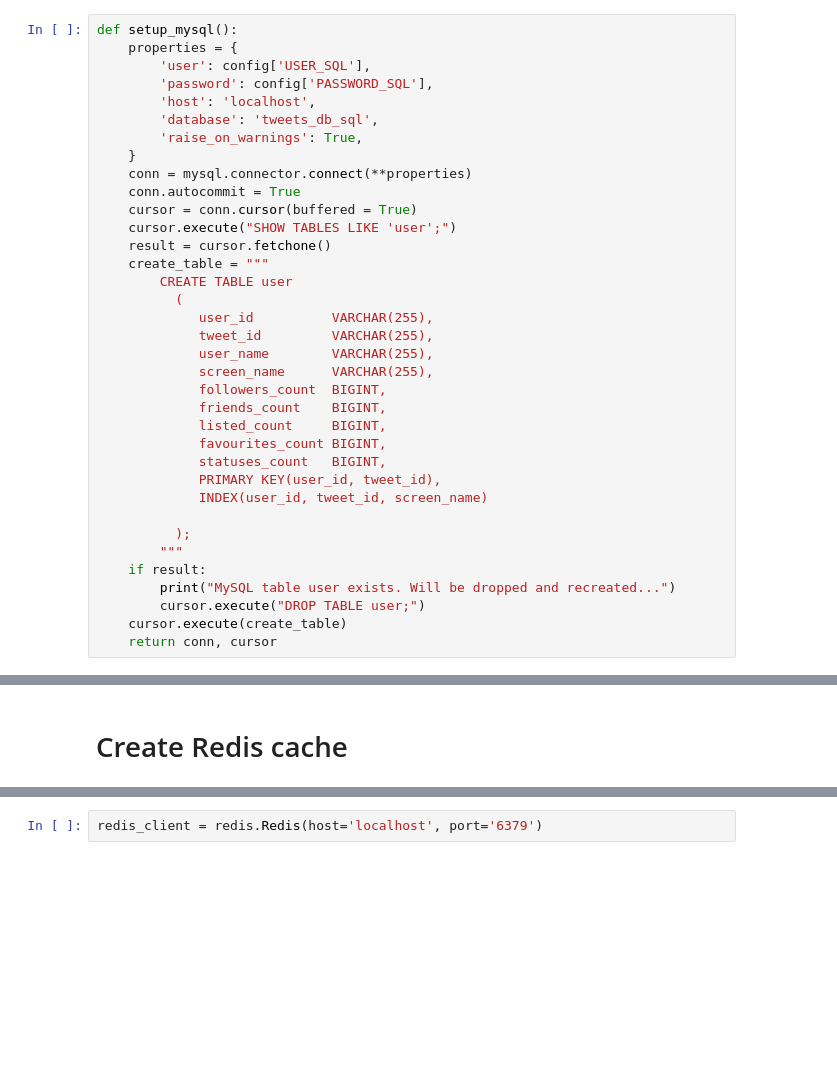
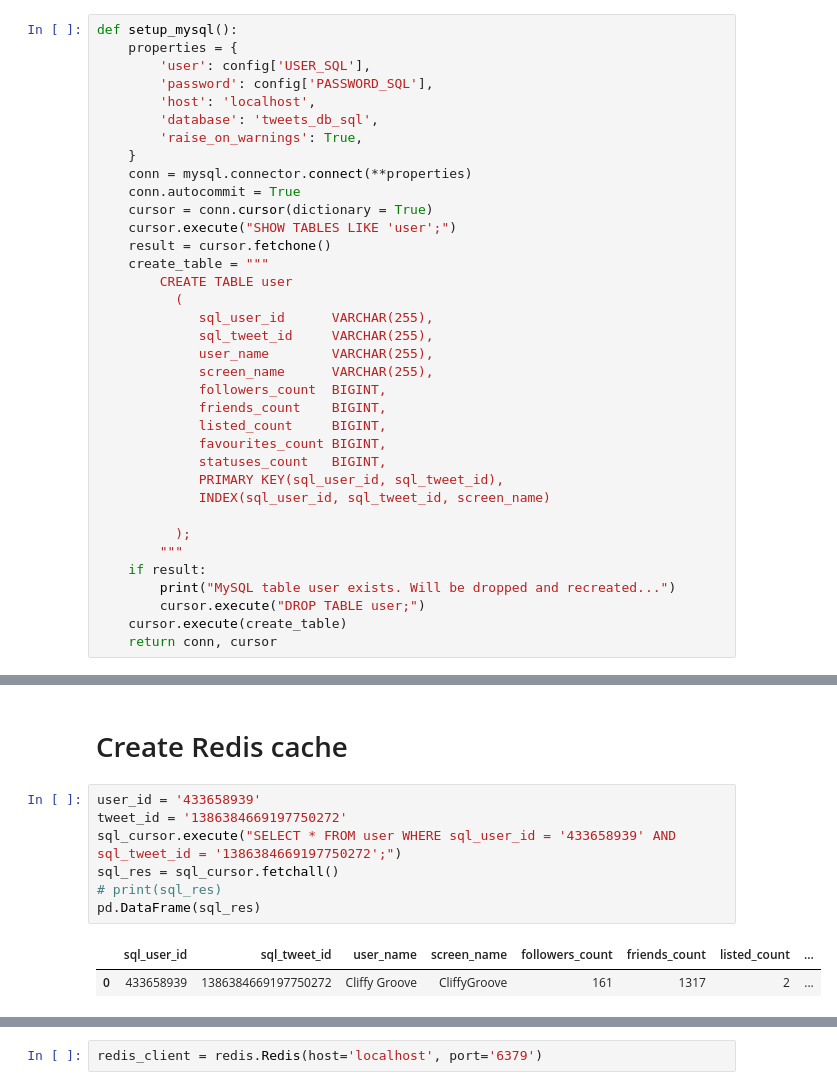
Before and after one commit to yanbronshtein/DataManagementFinalProject_Repo, a Jupyter notebook: group6_twitter_proj.ipynb, the cells around one changed output, grey strips where cells are left out. Cells and saved outputs as stored; diff of their text form; blank space fills up the shorter version.

```diff
--- a/group6_twitter_proj.ipynb
+++ b/group6_twitter_proj.ipynb
@@ -74,14 +74,14 @@ def setup_mysql():
     }
     conn = mysql.connector.connect(**properties)
     conn.autocommit = True
-    cursor = conn.cursor(buffered = True)
+    cursor = conn.cursor(dictionary = True)
     cursor.execute("SHOW TABLES LIKE 'user';")
     result = cursor.fetchone()
     create_table = """
         CREATE TABLE user
           (
-             user_id          VARCHAR(255),
-             tweet_id         VARCHAR(255),
+             sql_user_id      VARCHAR(255),
+             sql_tweet_id     VARCHAR(255),
              user_name        VARCHAR(255),
              screen_name      VARCHAR(255),
              followers_count  BIGINT,
@@ -89,8 +89,8 @@ def setup_mysql():
              listed_count     BIGINT,
              favourites_count BIGINT,
              statuses_count   BIGINT,
-             PRIMARY KEY(user_id, tweet_id),
-             INDEX(user_id, tweet_id, screen_name)
+             PRIMARY KEY(sql_user_id, sql_tweet_id),
+             INDEX(sql_user_id, sql_tweet_id, screen_name)
 
           );
         """
@@ -373,3 +375,13 @@ print(mongo_res_str)
 # client.close()
 # %% [markdown]
 # Create Redis cache
+# %%
+user_id = '433658939'
+tweet_id = '1386384669197750272'
+sql_cursor.execute("SELECT * FROM user WHERE sql_user_id = '433658939' AND sql_tweet_id = '1386384669197750272';")
+sql_res = sql_cursor.fetchall()
+# print(sql_res)
+pd.DataFrame(sql_res)
+# %% [output]
+|  | sql_user_id | sql_tweet_id | user_name | screen_name | followers_count | friends_count | listed_count | ... |
+| 0 | 433658939 | 1386384669197750272 | Cliffy Groove | CliffyGroove | 161 | 1317 | 2 | ... |
```
Also changed, not shown: parts of 23 cells of this notebook, 3 other files.
